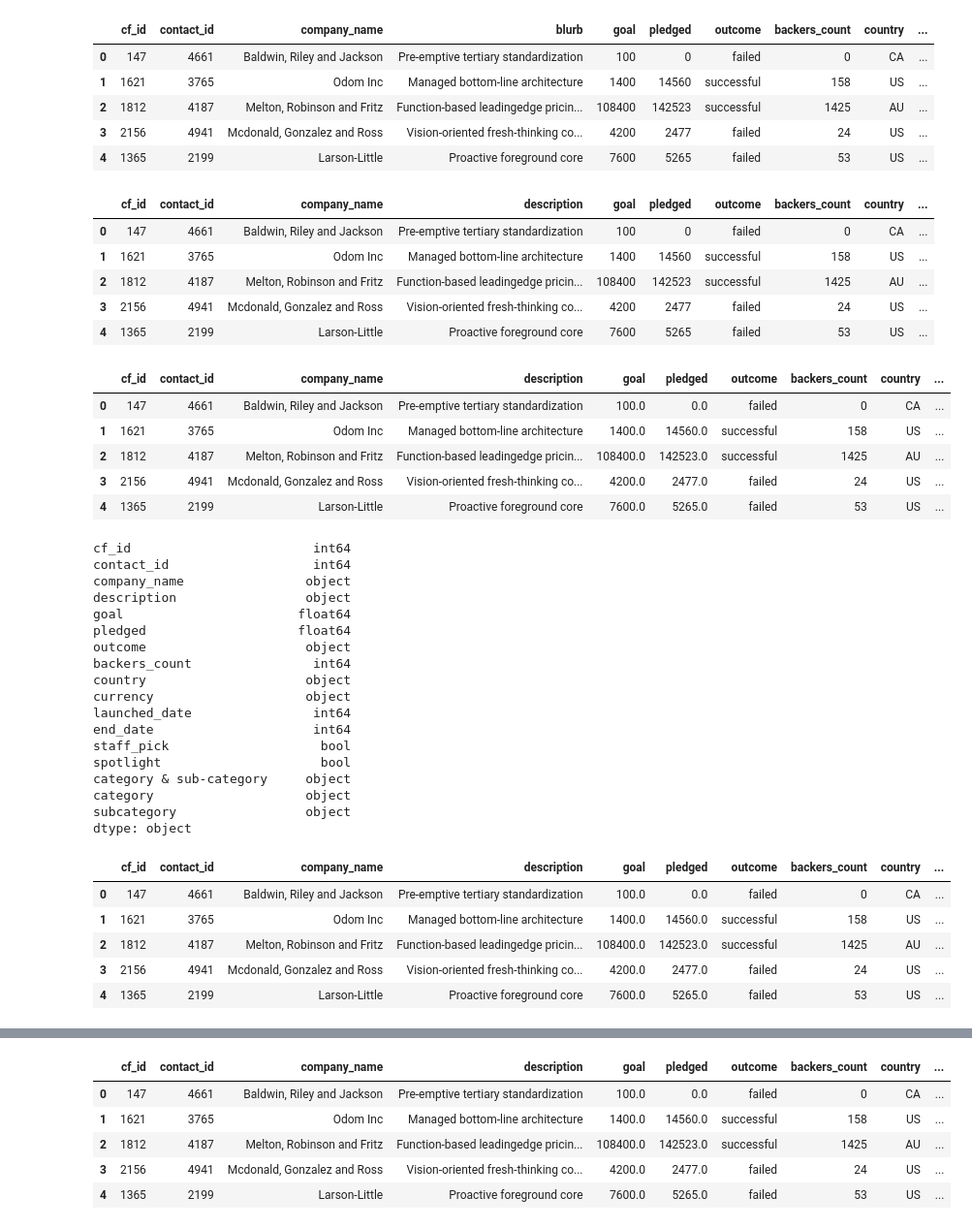
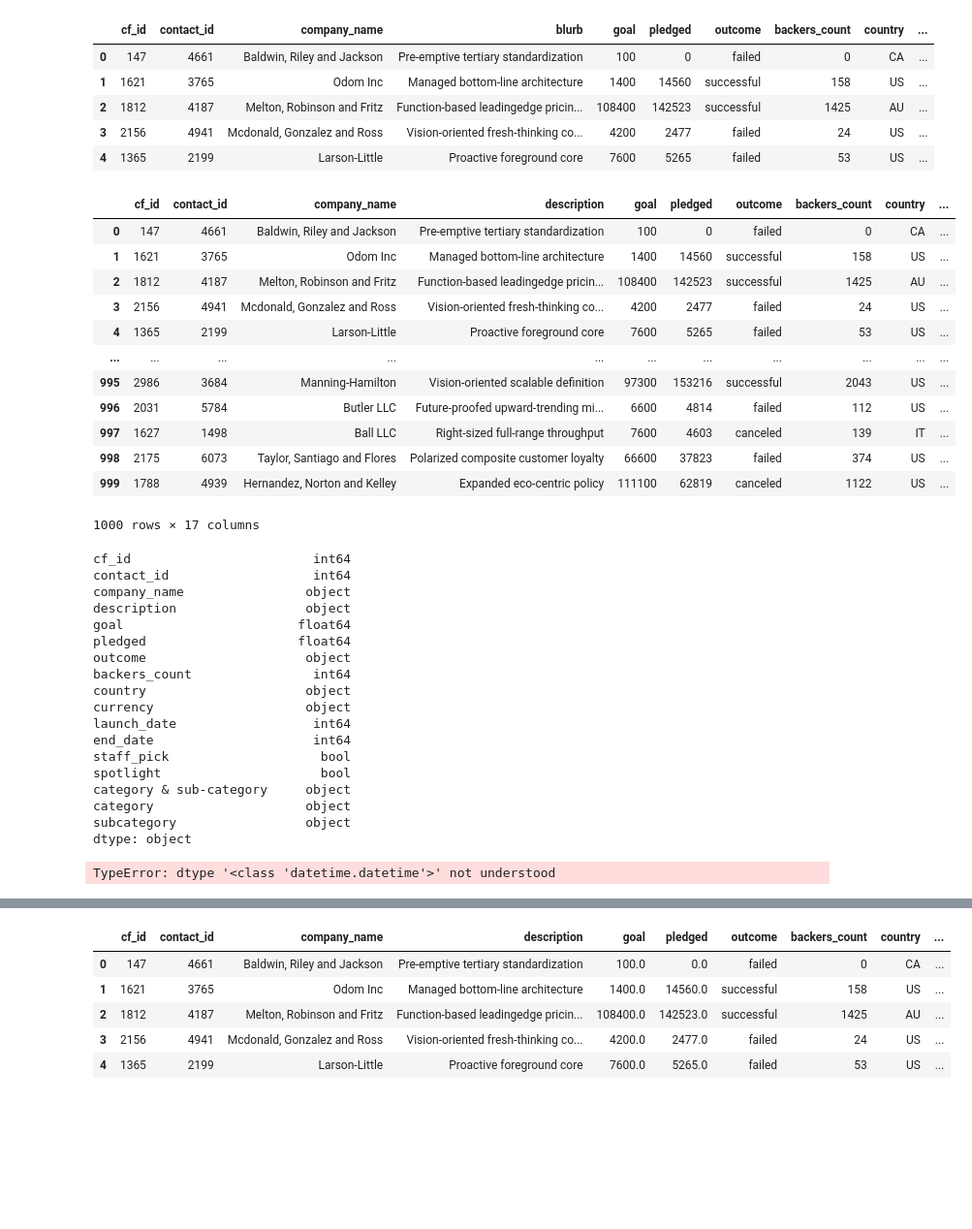
Before and after one commit to bryanpijohnson/Crowdfunding_ETL, a Jupyter notebook: ETL_Mini_Project_Starter_Code.ipynb, the cells around one changed output, grey strips where cells are left out. Shown: that part at 97% size. Drawn from its saved outputs; the diff is of its cells as text; code cells hidden in the pictures; blank space fills up the shorter version.

Commit message:
CampaignStart

```diff
--- a/ETL_Mini_Project_Starter_Code.ipynb
+++ b/ETL_Mini_Project_Starter_Code.ipynb
@@ -214,24 +192,29 @@ campaign_df.head()
 | 4 | 1365 | 2199 | Larson-Little | Proactive foreground core | 7600 | 5265 | failed | 53 | US | ... |
 # %%
 # Rename the blurb, launched_at, and deadline columns.
+campaign_df.rename(columns = {'blurb':'description','launched_at':'launch_date', 'deadline':'end_date'}, inplace = True)
+campaign_df
 # %% [output]
 |  | cf_id | contact_id | company_name | description | goal | pledged | outcome | backers_count | country | ... |
 | 0 | 147 | 4661 | Baldwin, Riley and Jackson | Pre-emptive tertiary standardization | 100 | 0 | failed | 0 | CA | ... |
 | 1 | 1621 | 3765 | Odom Inc | Managed bottom-line architecture | 1400 | 14560 | successful | 158 | US | ... |
 | 2 | 1812 | 4187 | Melton, Robinson and Fritz | Function-based leadingedge pricin... | 108400 | 142523 | successful | 1425 | AU | ... |
 | 3 | 2156 | 4941 | Mcdonald, Gonzalez and Ross | Vision-oriented fresh-thinking co... | 4200 | 2477 | failed | 24 | US | ... |
 | 4 | 1365 | 2199 | Larson-Little | Proactive foreground core | 7600 | 5265 | failed | 53 | US | ... |
+| ... | ... | ... | ... | ... | ... | ... | ... | ... | ... | ... |
+| 995 | 2986 | 3684 | Manning-Hamilton | Vision-oriented scalable definition | 97300 | 153216 | successful | 2043 | US | ... |
+| 996 | 2031 | 5784 | Butler LLC | Future-proofed upward-trending mi... | 6600 | 4814 | failed | 112 | US | ... |
+| 997 | 1627 | 1498 | Ball LLC | Right-sized full-range throughput | 7600 | 4603 | canceled | 139 | IT | ... |
+| 998 | 2175 | 6073 | Taylor, Santiago and Flores | Polarized composite customer loyalty | 66600 | 37823 | failed | 374 | US | ... |
+| 999 | 1788 | 4939 | Hernandez, Norton and Kelley | Expanded eco-centric policy | 111100 | 62819 | canceled | 1122 | US | ... |
+1000 rows × 17 columns
 # %%
 # Convert the goal and pledged columns to a `float` data type.
+campaign_df['goal']=campaign_df['goal'].astype('float')
+campaign_df['pledged']=campaign_df['pledged'].astype('float')
-# %% [output]
-|  | cf_id | contact_id | company_name | description | goal | pledged | outcome | backers_count | country | ... |
-| 0 | 147 | 4661 | Baldwin, Riley and Jackson | Pre-emptive tertiary standardization | 100.0 | 0.0 | failed | 0 | CA | ... |
-| 1 | 1621 | 3765 | Odom Inc | Managed bottom-line architecture | 1400.0 | 14560.0 | successful | 158 | US | ... |
-| 2 | 1812 | 4187 | Melton, Robinson and Fritz | Function-based leadingedge pricin... | 108400.0 | 142523.0 | successful | 1425 | AU | ... |
-| 3 | 2156 | 4941 | Mcdonald, Gonzalez and Ross | Vision-oriented fresh-thinking co... | 4200.0 | 2477.0 | failed | 24 | US | ... |
-| 4 | 1365 | 2199 | Larson-Little | Proactive foreground core | 7600.0 | 5265.0 | failed | 53 | US | ... |
 # %%
 # Check the datatypes
+campaign_df.dtypes
 # %% [output]
 cf_id                        int64
 contact_id                   int64
@@ -243,7 +226,7 @@ outcome                     object
 backers_count                int64
 country                     object
 currency                    object
-launched_date                int64
+launch_date                  int64
 end_date                     int64
 staff_pick                    bool
 spotlight                     bool
@@ -254,13 +237,12 @@ dtype: object
 # %%
 # Format the launched_date and end_date columns to datetime format
 from datetime import datetime as dt
+#pd.todatetime
+#campaign_df['launch_date']=campaign_df['goal'].astype(dt)
+#campaign_df['end_date']=campaign_df['pledged'].astype(dt)
+campaign_df.dtypes
 # %% [output]
-|  | cf_id | contact_id | company_name | description | goal | pledged | outcome | backers_count | country | ... |
-| 0 | 147 | 4661 | Baldwin, Riley and Jackson | Pre-emptive tertiary standardization | 100.0 | 0.0 | failed | 0 | CA | ... |
-| 1 | 1621 | 3765 | Odom Inc | Managed bottom-line architecture | 1400.0 | 14560.0 | successful | 158 | US | ... |
-| 2 | 1812 | 4187 | Melton, Robinson and Fritz | Function-based leadingedge pricin... | 108400.0 | 142523.0 | successful | 1425 | AU | ... |
-| 3 | 2156 | 4941 | Mcdonald, Gonzalez and Ross | Vision-oriented fresh-thinking co... | 4200.0 | 2477.0 | failed | 24 | US | ... |
-| 4 | 1365 | 2199 | Larson-Little | Proactive foreground core | 7600.0 | 5265.0 | failed | 53 | US | ... |
+TypeError: dtype '<class 'datetime.datetime'>' not understood
 # %%
 # Merge the campaign_df with the category_df on the "category" column and
 # the subcategory_df on the "subcategory" column.
```
Also changed, not shown: parts of 1 cell of this notebook.
